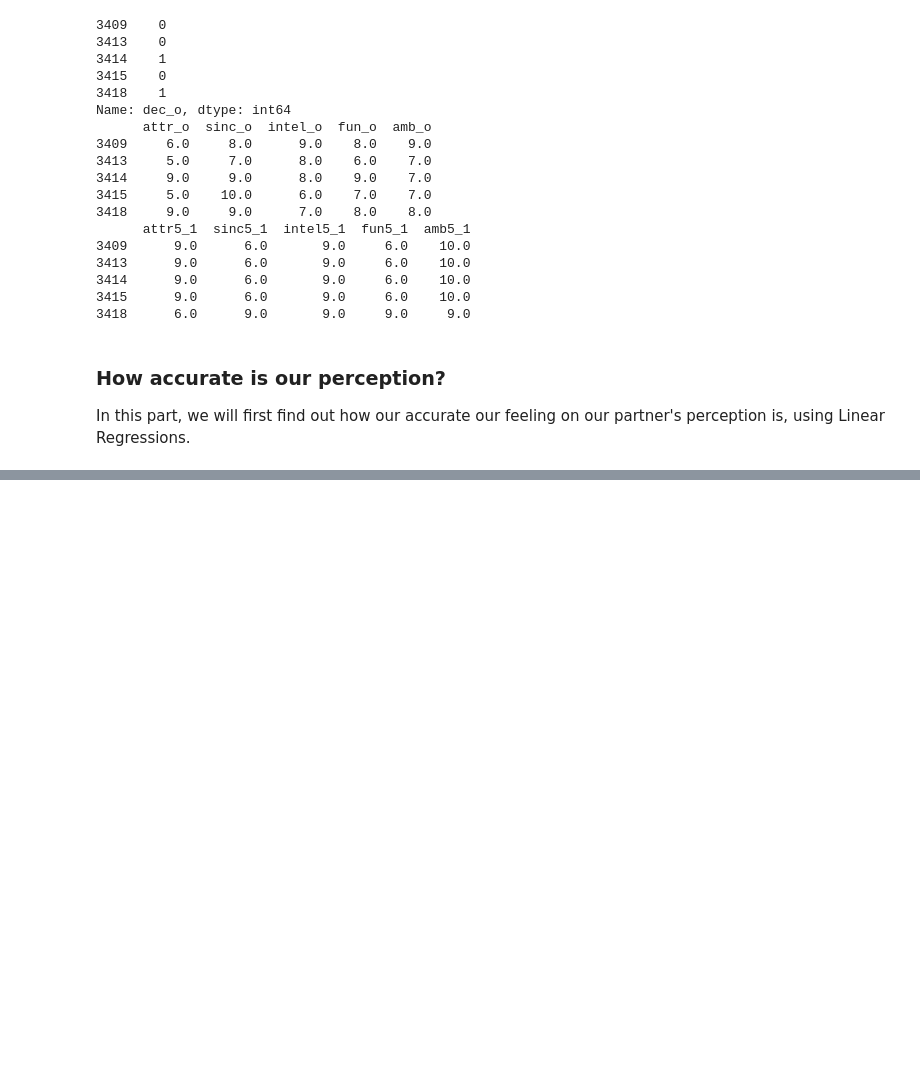
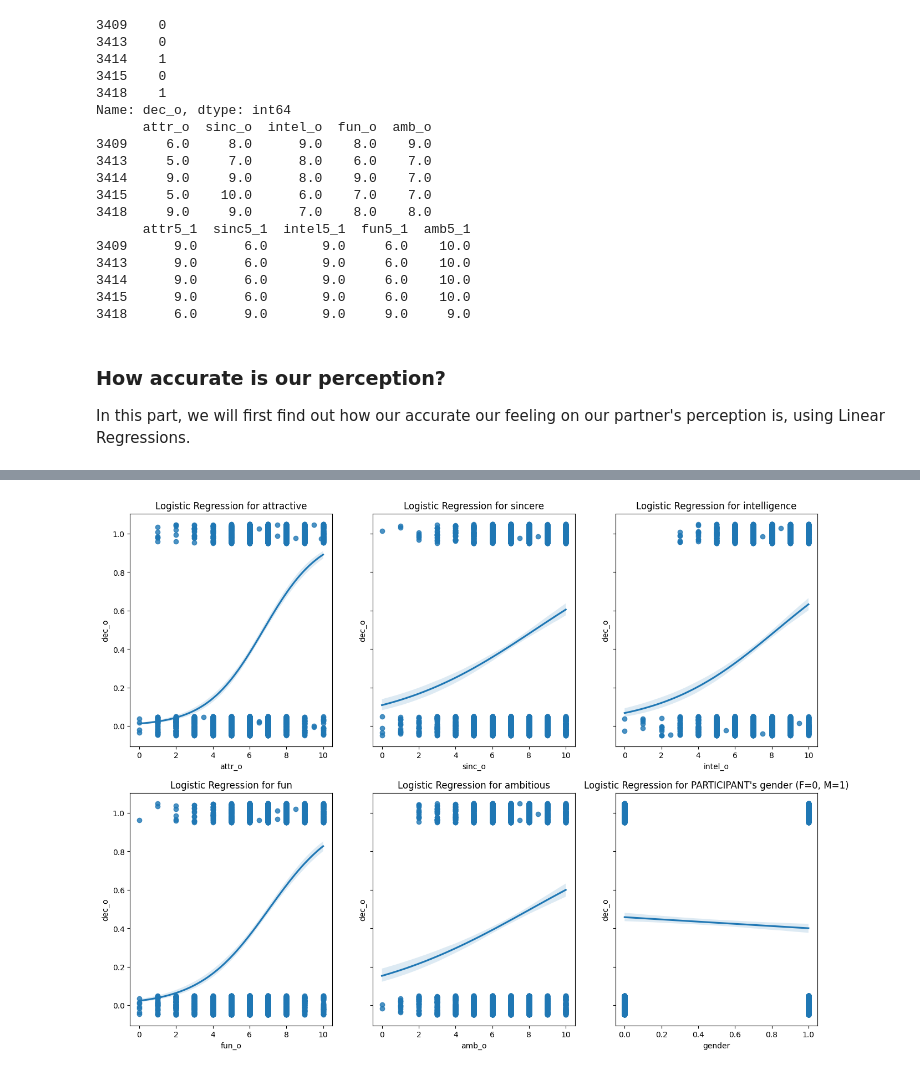
Before and after one commit to Topheral/Dating-analysis, a Jupyter notebook: Machine_Learning.ipynb, the cells around one changed output, grey strips where cells are left out. Drawn from its saved outputs; the diff is of its cells as text; code cells hidden in the pictures; blank space fills up the shorter version.

```diff
--- a/Machine_Learning.ipynb
+++ b/Machine_Learning.ipynb
@@ -37,6 +38,8 @@ partner_perception = date[['attr_o', 'sinc_o', 'intel_o', 'fun_o', 'amb_o']] #at
 # creating a dataframe with participant's own feel of partner's perception
 own_perception = date[['attr5_1', 'sinc5_1', 'intel5_1', 'fun5_1', 'amb5_1']]
 
+gender = date[['gender']]
+
 print(partner_dec.head(5))
 print(partner_perception.head(5))
 print(own_perception.head(5))
@@ -146,0 +158,19 @@ Root Mean Squared Error （RMSE)  : 1.8800259281799687
+# %%
+def logisticTest (axes, data_x, data_y, test_size=0.2, label=""):
+    sns.regplot(ax=axes, x=data_x, y=data_y, logistic=True, y_jitter=0.05, label=label) # adding y_jitter to better show the density of data points
+    axes.set_title("Logistic Regression for " + label)
+
+
+fig, axes = plt.subplots(2, 3, figsize=(16, 12), sharey=True)
+for j in range(5):
+    i = ['attr', 'sinc', 'intel', 'fun', 'amb'][j]
+    if j > 2:
+        j = j - 3
+        k = 1
+    else:
+        k = 0
+    logisticTest(axes[k,j], partner_perception[i + '_o'], partner_dec, 0.2, {"attr": "attractive", "sinc":"sincere", "intel": "intelligence", "fun": "fun", "amb": "ambitious"}[i])
+logisticTest(axes[1,2], gender, partner_dec, 0.2, "PARTICIPANT's gender (F=0, M=1)")
+plt.show()
+# %% [output]
+[figure, added]
```
Also changed, not shown: parts of 17 cells of this notebook.
